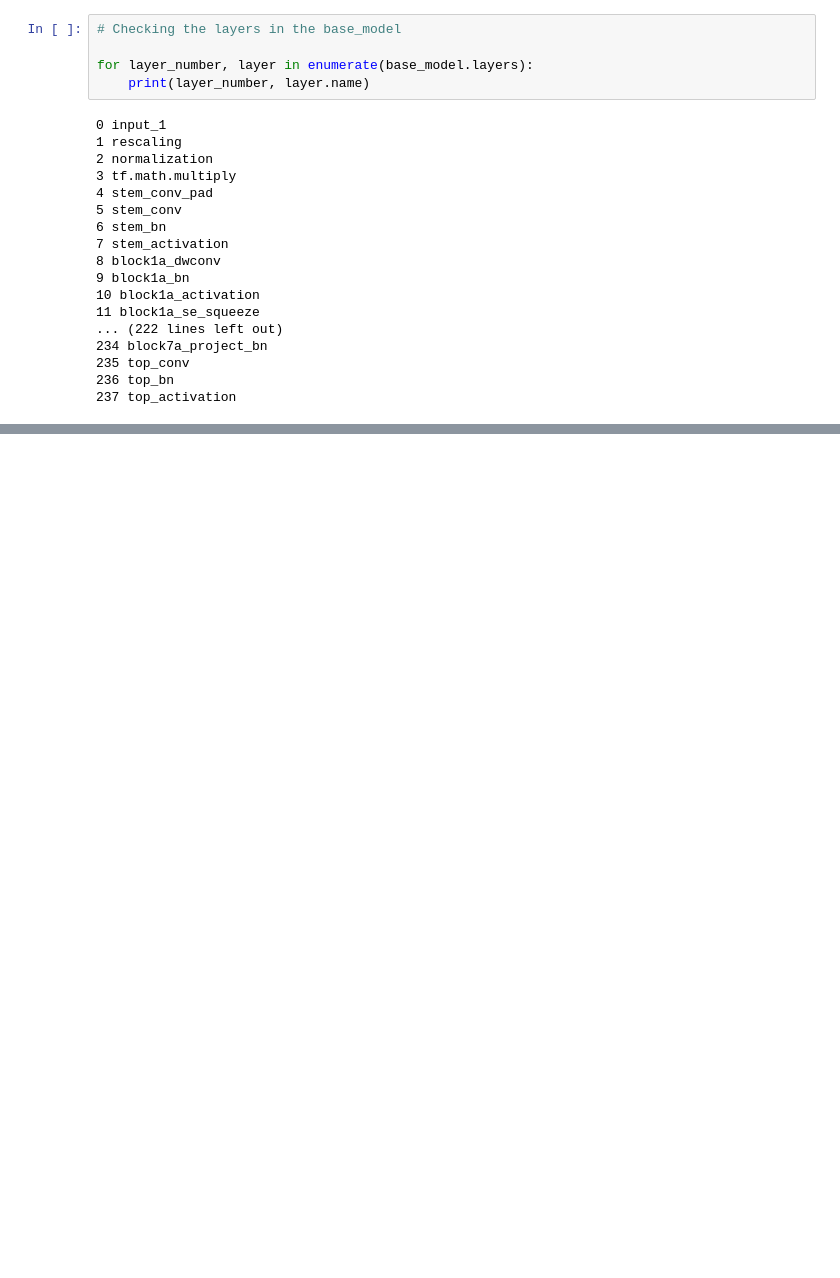
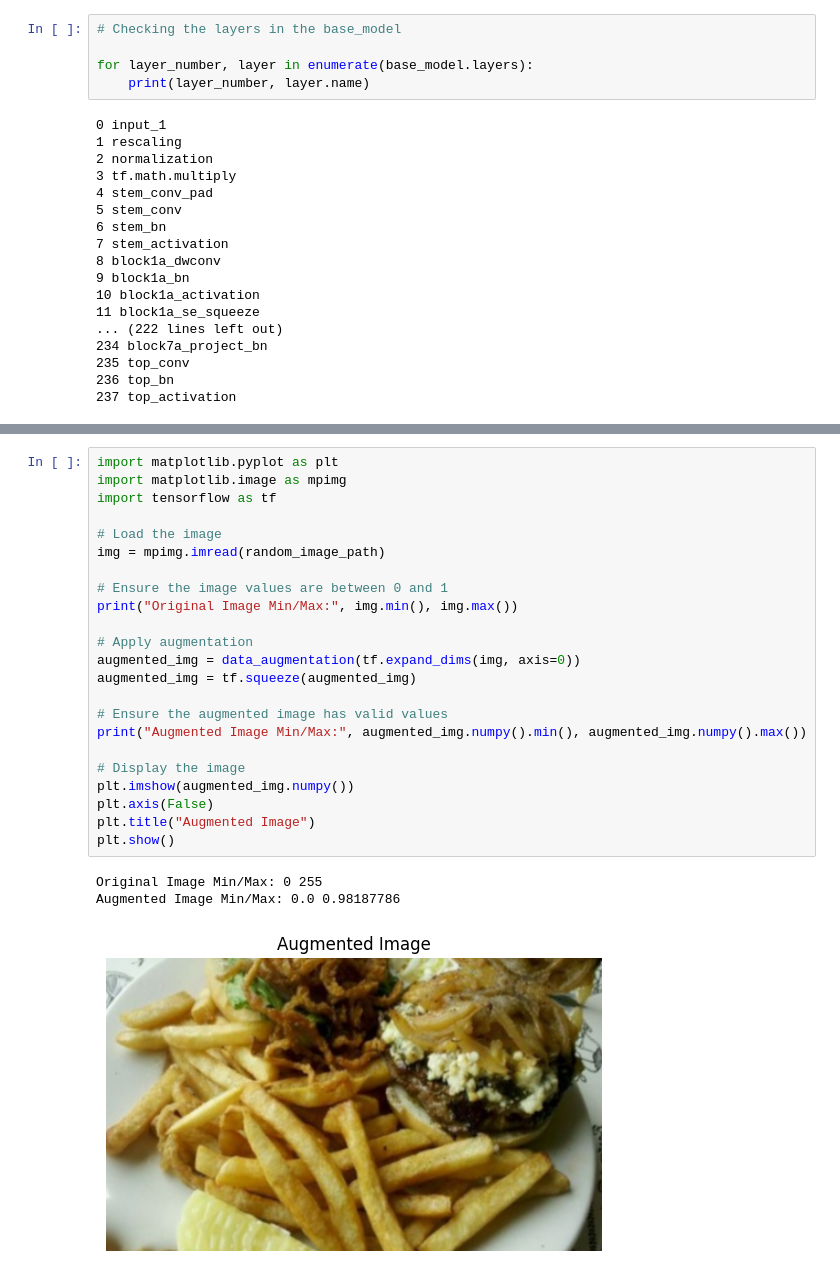
Before and after one commit to akhil4674/transfer_Learning_Experiment, a Jupyter notebook: 05 Transfer Learning - Fine Tuning.ipynb, the cells around one changed output, grey strips where cells are left out. Drawn from its saved outputs; the diff is of its cells as text; blank space fills up the shorter version.

```diff
--- a/05 Transfer Learning - Fine Tuning.ipynb
+++ b/05 Transfer Learning - Fine Tuning.ipynb
@@ -238,0 +437,27 @@ for layer_number, layer in enumerate(base_model.layers):
+# %%
+import matplotlib.pyplot as plt
+import matplotlib.image as mpimg
+import tensorflow as tf
+
+# Load the image
+img = mpimg.imread(random_image_path)
+
+# Ensure the image values are between 0 and 1
+print("Original Image Min/Max:", img.min(), img.max())
+
+# Apply augmentation
+augmented_img = data_augmentation(tf.expand_dims(img, axis=0))
+augmented_img = tf.squeeze(augmented_img)
+
+# Ensure the augmented image has valid values
+print("Augmented Image Min/Max:", augmented_img.numpy().min(), augmented_img.numpy().max())
+
+# Display the image
+plt.imshow(augmented_img.numpy())
+plt.axis(False)
+plt.title("Augmented Image")
+plt.show()
+# %% [output]
+Original Image Min/Max: 0 255
+Augmented Image Min/Max: 0.0 0.98187786
+[figure, added]
```
Also changed, not shown: parts of 20 cells of this notebook.
